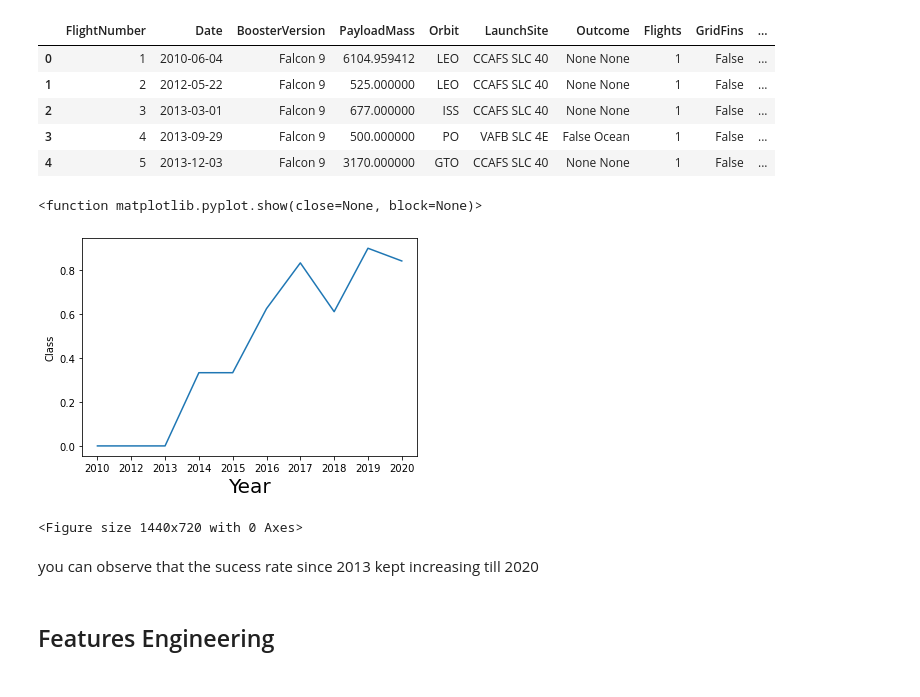
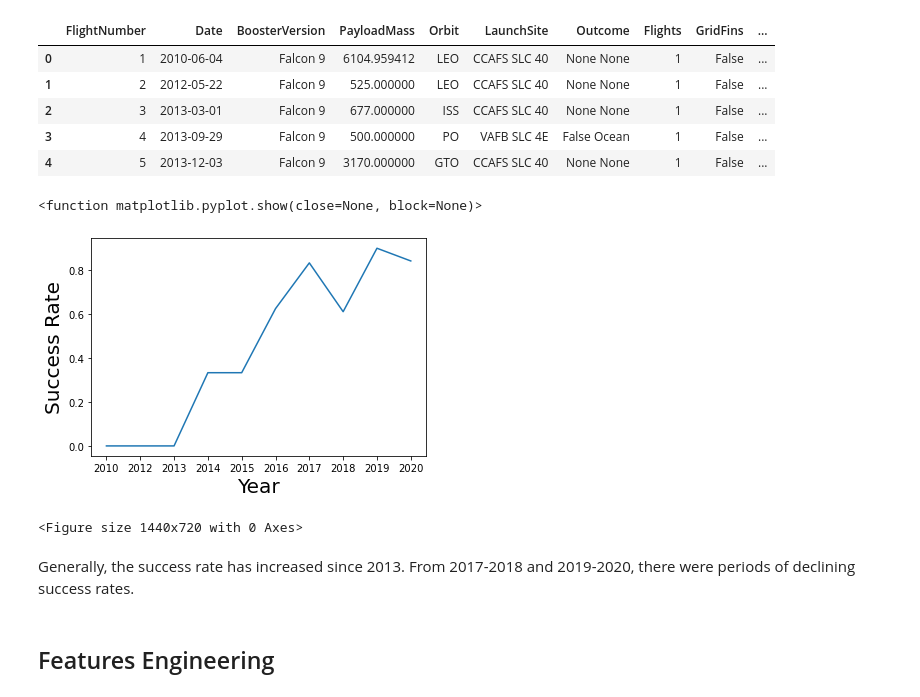
Before and after one commit to maxkraus1/ibm_data_science_capstone, a Jupyter notebook: 2.2 - EDA with Visualizations.ipynb, the cells around one changed output. Saved outputs shown, nothing was run; the diff lists cells and outputs as text; code cells hidden in the pictures.

```diff
--- a/2.2 - EDA with Visualizations.ipynb
+++ b/2.2 - EDA with Visualizations.ipynb
@@ -176,16 +171,17 @@ df.head()
 # %%
 # Plot a line chart with x axis to be the extracted year and y axis to be the success rate
 year_success = df.groupby('Year', as_index=False)['Class'].mean()
 sns.lineplot(x='Year', y='Class', data=year_success)
 plt.xlabel('Year', fontsize=20)
+plt.ylabel('Success Rate', fontsize=20)
 plt.figure(figsize=(20,10))
 plt.show
 # %% [output]
 <function matplotlib.pyplot.show(close=None, block=None)>
-[figure, old version]
+[figure, new version]
 <Figure size 1440x720 with 0 Axes>
-# %% [markdown]
-you can observe that the sucess rate since 2013 kept increasing till 2020
+# %% [markdown]
+Generally, the success rate has increased since 2013. From 2017-2018 and 2019-2020, there were periods of declining success rates.
 # %% [markdown]
 ## Features Engineering
 # %% [markdown]
```
Also changed, not shown: parts of 8 cells of this notebook.
